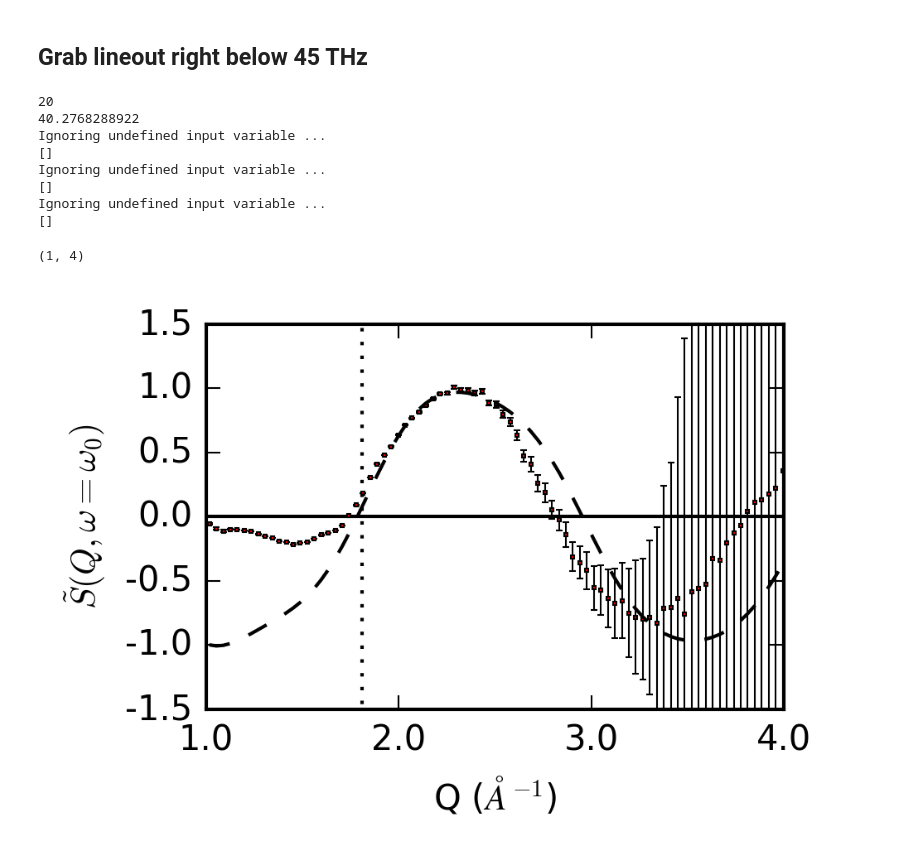
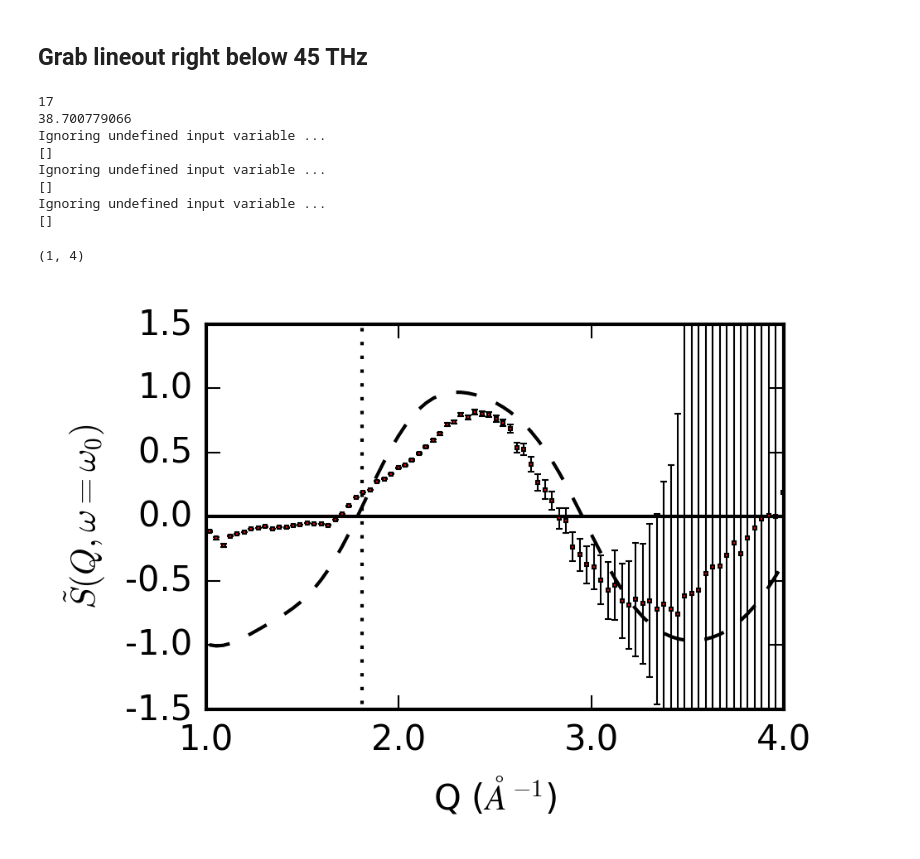
Before and after one commit to mrware91/PhilTransA-TRXS-Limits, a Jupyter notebook: FourierAnalysis.ipynb, the cells around one changed output. Drawn from its saved outputs; the diff is of its cells as text; code cells hidden in the pictures.

```diff
--- a/FourierAnalysis.ipynb
+++ b/FourierAnalysis.ipynb
@@ -134,9 +136,10 @@ if np.mod(Ts.shape[0],2) == 0:
     sigmaNData = sigmaNData[:,:-1]
     Ts = Ts[:-1]
 
-Ts = Ts[:-4]
-muNData = muNData[:,:-4]
-sigmaNData = sigmaNData[:,:-4]
+
+Ts = Ts[10:-6]
+muNData = muNData[:,10:-6]
+sigmaNData = sigmaNData[:,10:-6]
 
 print muNData.shape
 print sigmaNData.shape
@@ -184,8 +187,8 @@ inf
 # %%
 myReconstructor = frequencyChiSquare(Ts,
                        meanSignal = muNData[iQ,:],
-                       stdSignal  = sigmaNData[iQ,:], trigType='cos',
-                    wMax = 80)
+                       stdSignal  = sigmaNData[iQ,:], trigType='cos')#,
+#                     wMax = 80)
 
 # Create an array to store reconstruction
 # reconstruction = np.zeros(( Qs.shape[0],  2*myReconstructor.Ws.shape[0] ))
@@ -248,7 +251,7 @@ Ignoring undefined input variable ...
 # %% [markdown]
 ## Grab lineout right below 45 THz
 # %%
-ind = np.abs(plotMe[30,(omega<60)]).argmax()
+ind = np.abs(plotMe[30,(omega<60)]).argmax()  -1
 
 # ind = 45
 
@@ -285,33 +288,33 @@ line,caps,bars=plt.errorbar(
     linewidth=3,   # width of plot line
     elinewidth=0.5,# width of error bar line
     ecolor='k',    # color of error bar
     capsize=1,     # cap length for error bar
     capthick=0.5,   # cap thickness for error bar
     ms=1
     )
 
 # sD = load_obj('twoomega')
 
 # linePlot( sD['Q']*1/.53, (sD['S']-1)/np.max(sD['S']-1), newFigure = False, **figOpts )
 
 # plt.scatter(Qs, ys/ys[:50].max()*1.2, s=.8, color='red', zorder=100)
 linePlot(Qs, sTheory, newFigure=False, **figOpts)
 
 # linePlot( [4.43,4.43] , [-2,2], newFigure=False, plotOptions={'color':'k'},**figOpts )
 
 linePlot( [1.81,1.81] , [-2,2], newFigure=False, plotOptions={'color':'k'},**figOpts )
 
 plt.xlim([1,4])
 
 # savefig('classical-exp-comp-800nm.eps')
 # %% [output]
-20
-40.2768288922
+17
+38.700779066
 Ignoring undefined input variable ...
 []
 Ignoring undefined input variable ...
 []
 Ignoring undefined input variable ...
 []
 (1, 4)
-[figure, old version]
+[figure, new version]
```
Also changed, not shown: parts of 6 cells of this notebook, 21 other files.
